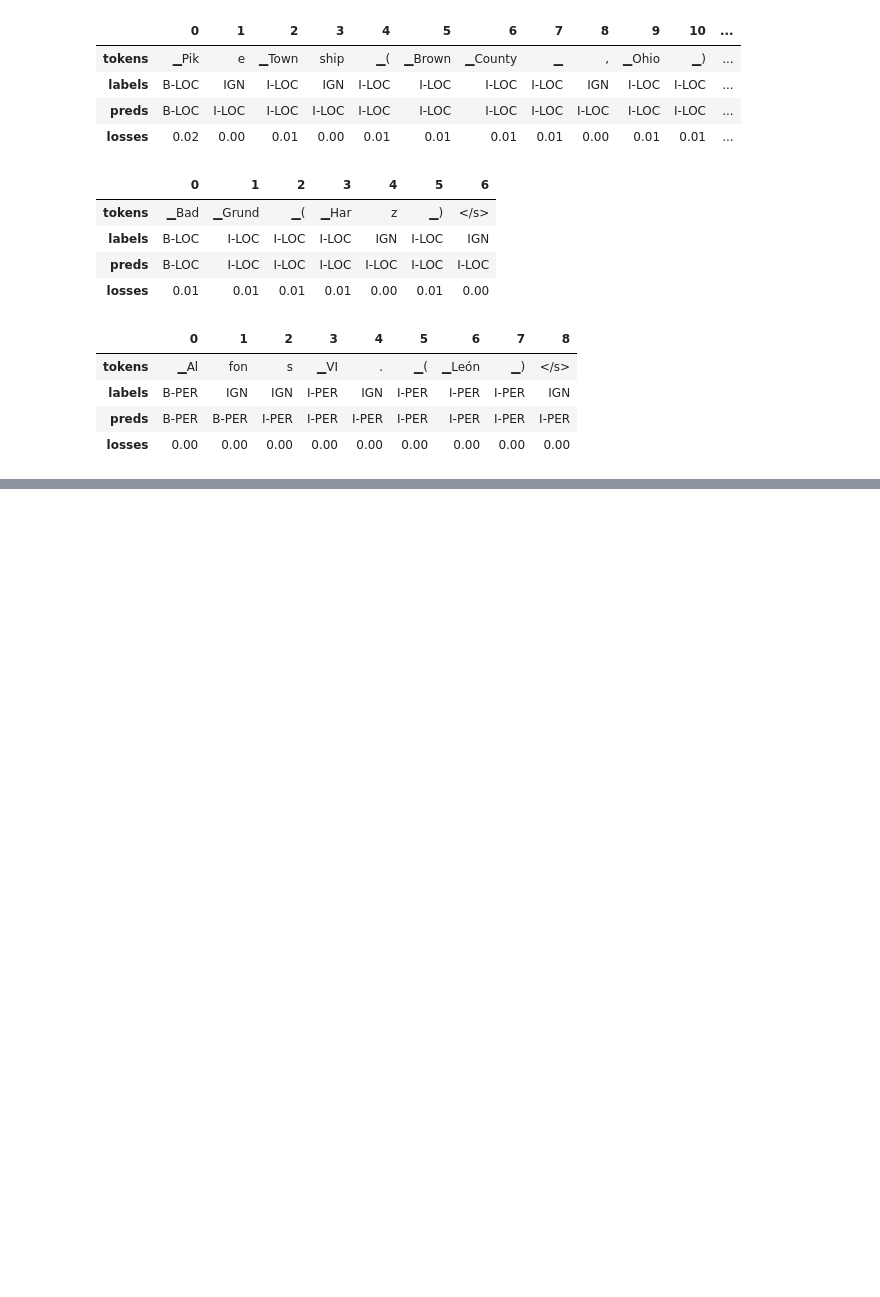
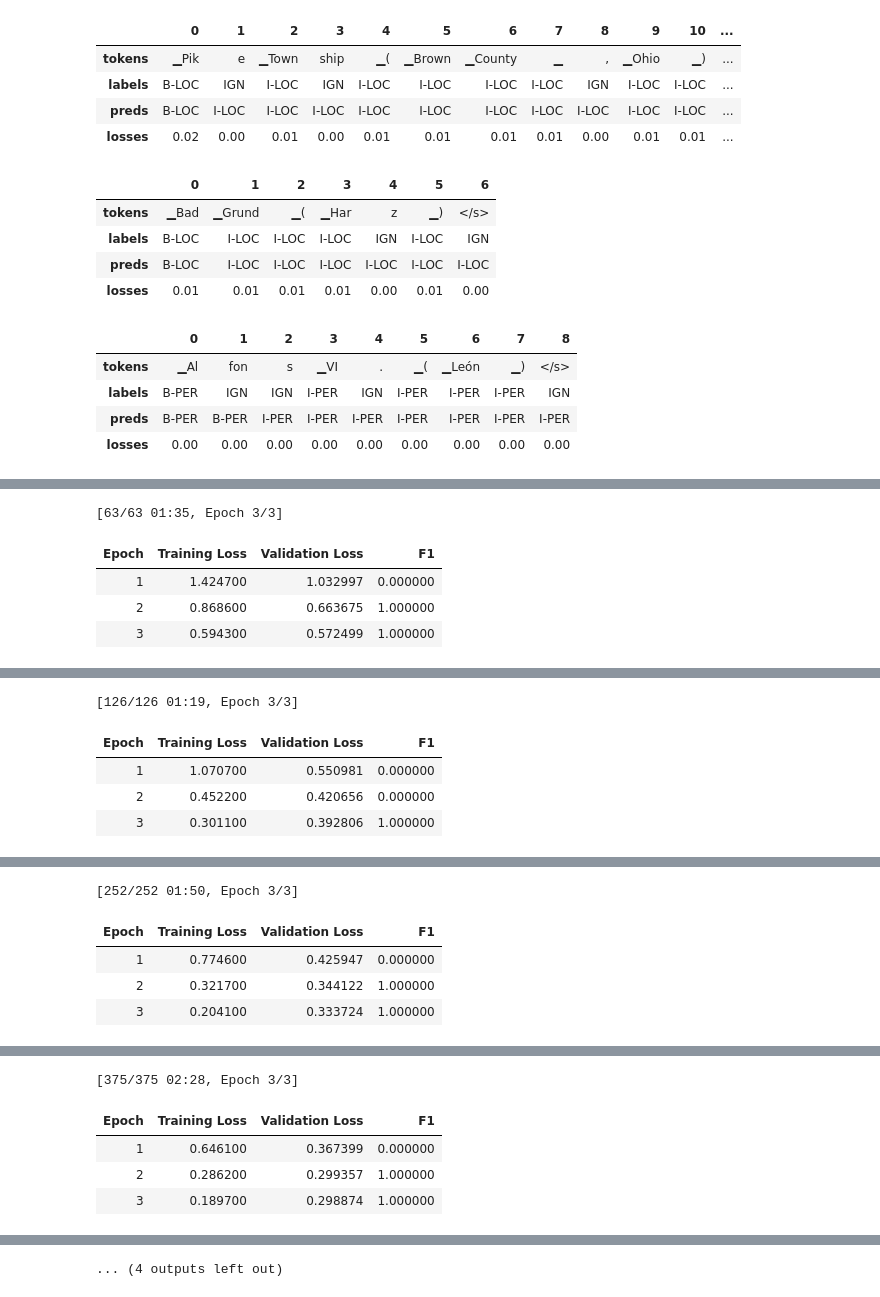
Before and after one commit to Tkag0001/Practice_NLP_with_transformer, a Jupyter notebook: Multilingual_named_entity_recognition_chapter_4.ipynb, the cells around one changed output, grey strips where cells are left out. Drawn from its saved outputs; the diff is of its cells as text; code cells hidden in the pictures; blank space fills up the shorter version.

```diff
--- a/Multilingual_named_entity_recognition_chapter_4.ipynb
+++ b/Multilingual_named_entity_recognition_chapter_4.ipynb
@@ -877,0 +878,3 @@ for sample in get_samples(df_tmp):
+# %%
+f1_scores['de']['en'] = evaluate_lang_performance('en', trainer)
+print(f"F1-score of [de] model on [en] datset: {f1_scores['de']['en']:.3f}")
@@ -877,0 +979,19 @@ for sample in get_samples(df_tmp):
+# %%
+for num_samples in [500, 1000, 2000, 3000, 4000]:
+  metrics_df = pd.concat([metrics_df, train_on_subset(panx_fr_encoded, num_samples)],
+                                 ignore_index = True)
+
+fig, ax = plt.subplots(figsize = (10, 8))
+ax.axhline(f1_scores['de']['fr'], ls = '--', color = 'r')
+metrics_df.set_index('num_samples').plot(ax = ax)
+plt.legend(['Zero-shot from de', 'Fine-tuned on fr'], loc = 'lower right')
+plt.ylim((0,1))
+plt.xlabel('Number of Training Samples')
+plt.ylabel('F1 score')
+plt.show()
+# %% [output]
+[63/63 01:35, Epoch 3/3]
+| Epoch | Training Loss | Validation Loss | F1 |
+| 1 | 1.424700 | 1.032997 | 0.000000 |
+| 2 | 0.868600 | 0.663675 | 1.000000 |
+| 3 | 0.594300 | 0.572499 | 1.000000 |
@@ -877,0 +999,5 @@ for sample in get_samples(df_tmp):
+[126/126 01:19, Epoch 3/3]
+| Epoch | Training Loss | Validation Loss | F1 |
+| 1 | 1.070700 | 0.550981 | 0.000000 |
+| 2 | 0.452200 | 0.420656 | 0.000000 |
+| 3 | 0.301100 | 0.392806 | 1.000000 |
@@ -877,0 +1005,5 @@ for sample in get_samples(df_tmp):
+[252/252 01:50, Epoch 3/3]
+| Epoch | Training Loss | Validation Loss | F1 |
+| 1 | 0.774600 | 0.425947 | 0.000000 |
+| 2 | 0.321700 | 0.344122 | 1.000000 |
+| 3 | 0.204100 | 0.333724 | 1.000000 |
@@ -877,0 +1011,5 @@ for sample in get_samples(df_tmp):
+[375/375 02:28, Epoch 3/3]
+| Epoch | Training Loss | Validation Loss | F1 |
+| 1 | 0.646100 | 0.367399 | 0.000000 |
+| 2 | 0.286200 | 0.299357 | 1.000000 |
+| 3 | 0.189700 | 0.298874 | 1.000000 |
@@ -877,0 +1017 @@ for sample in get_samples(df_tmp):
+... (4 outputs left out)
```
Also changed, not shown: parts of 39 cells of this notebook.
